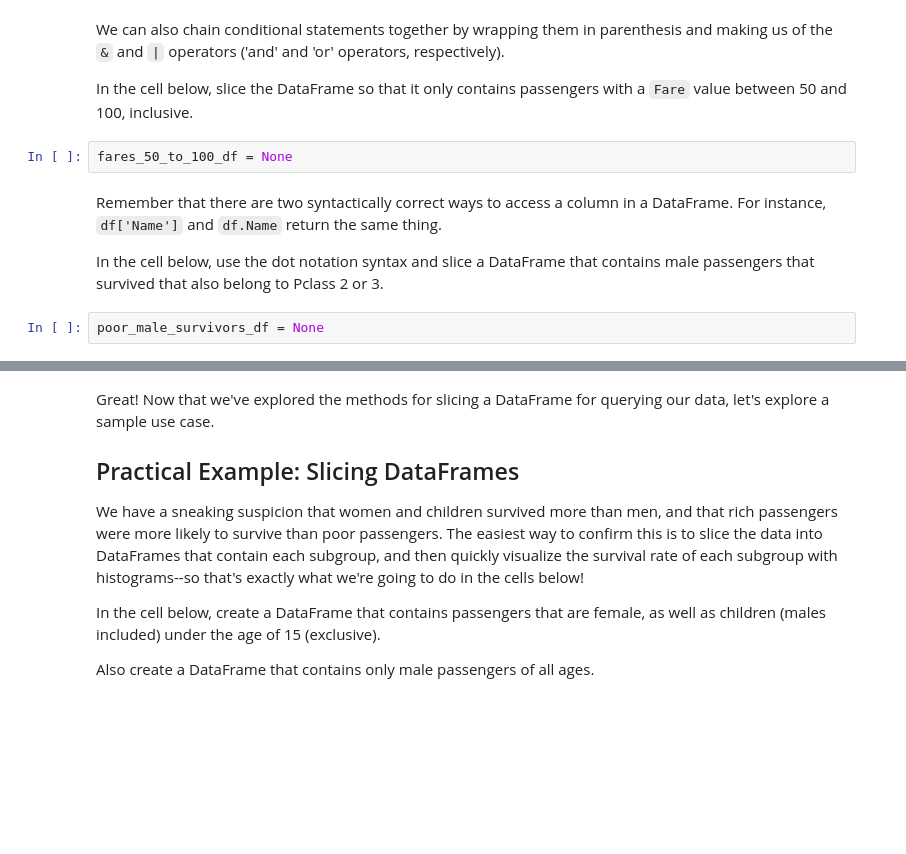
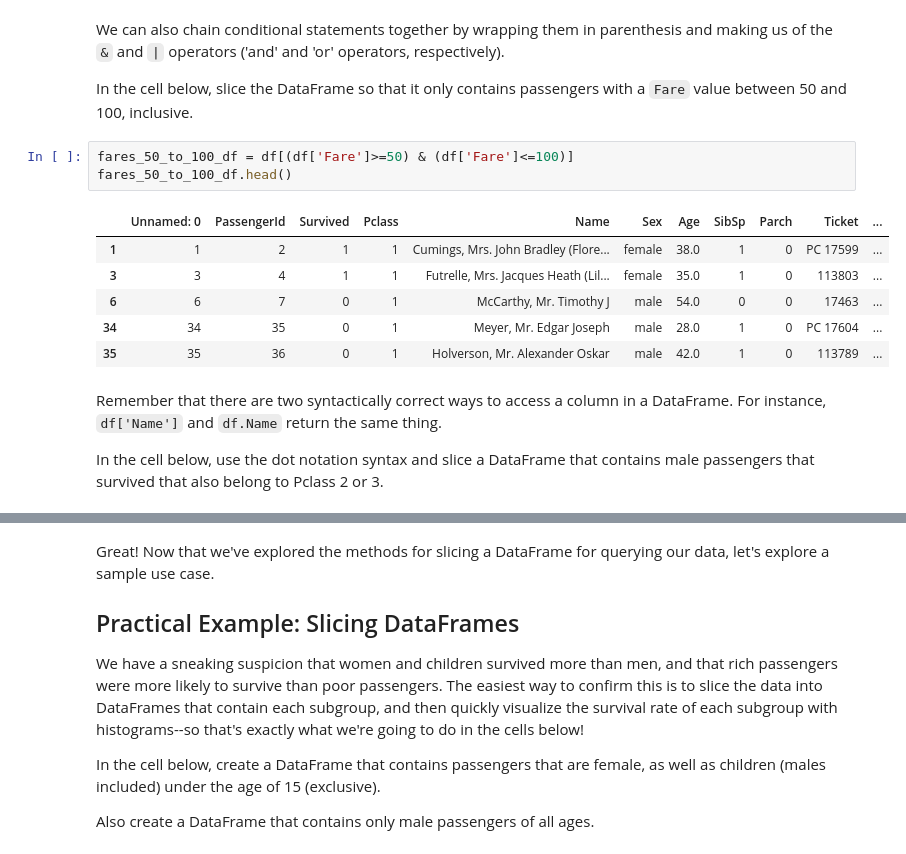
Before and after one commit to lparr/dsc-1-05-17-using-sql-with-pandas-lab-online-ds-sp-000, a Jupyter notebook: index.ipynb, the cells around one changed output, grey strips where cells are left out. Saved outputs shown, nothing was run; the diff lists cells and outputs as text; blank space fills up the shorter version.

```diff
--- a/index.ipynb
+++ b/index.ipynb
@@ -52,11 +57,17 @@ TypeError: string indices must be integers
 We can also chain conditional statements together by wrapping them in parenthesis and making us of the `&` and `|` operators ('and' and 'or' operators, respectively).
 
 In the cell below, slice the DataFrame so that it only contains passengers with a `Fare` value between 50 and 100, inclusive.
-# %%
-fares_50_to_100_df = None
+# %%
+fares_50_to_100_df = df[(df['Fare']>=50) & (df['Fare']<=100)]
+fares_50_to_100_df.head()
+# %% [output]
+|  | Unnamed: 0 | PassengerId | Survived | Pclass | Name | Sex | Age | SibSp | Parch | Ticket | ... |
+| 1 | 1 | 2 | 1 | 1 | Cumings, Mrs. John Bradley (Flore... | female | 38.0 | 1 | 0 | PC 17599 | ... |
+| 3 | 3 | 4 | 1 | 1 | Futrelle, Mrs. Jacques Heath (Lil... | female | 35.0 | 1 | 0 | 113803 | ... |
+| 6 | 6 | 7 | 0 | 1 | McCarthy, Mr. Timothy J | male | 54.0 | 0 | 0 | 17463 | ... |
+| 34 | 34 | 35 | 0 | 1 | Meyer, Mr. Edgar Joseph | male | 28.0 | 1 | 0 | PC 17604 | ... |
+| 35 | 35 | 36 | 0 | 1 | Holverson, Mr. Alexander Oskar | male | 42.0 | 1 | 0 | 113789 | ... |
 # %% [markdown]
 Remember that there are two syntactically correct ways to access a column in a DataFrame.  For instance, `df['Name']` and `df.Name` return the same thing.
 
 In the cell below, use the dot notation syntax and slice a DataFrame that contains male passengers that survived that also belong to Pclass 2 or 3.
-# %%
-poor_male_survivors_df = None
```
Also changed, not shown: parts of 22 cells of this notebook.
